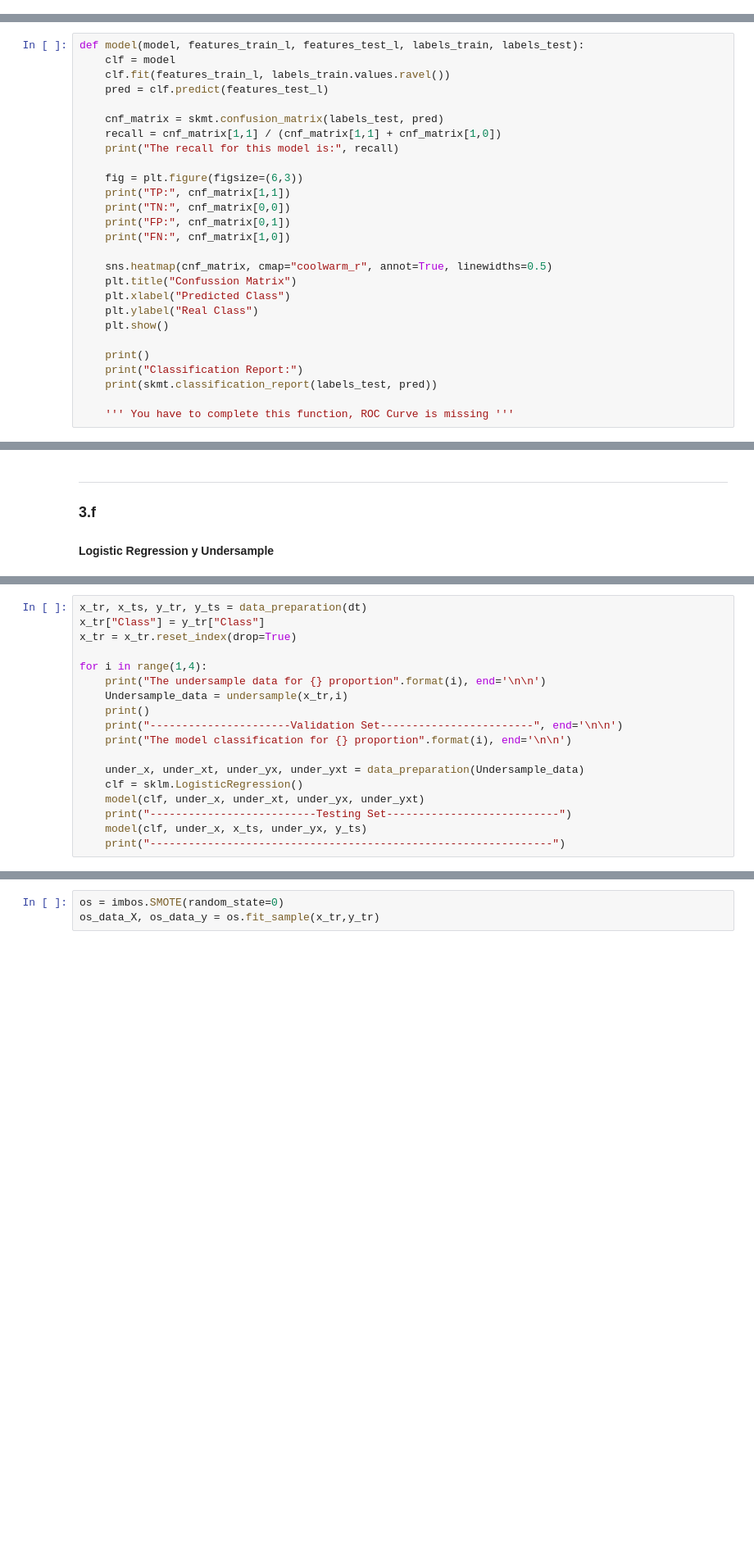
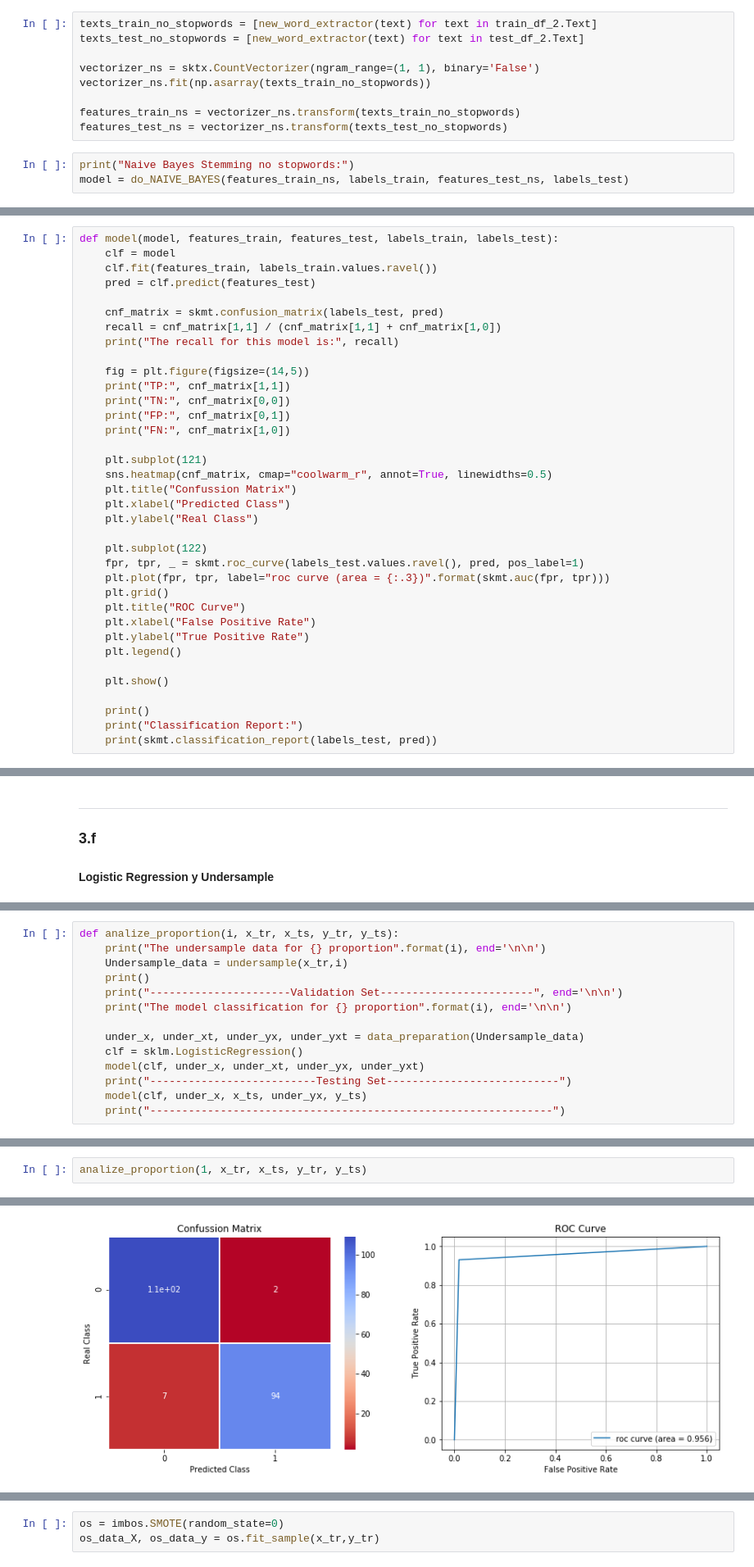
Before and after one commit to vlizanae/INF393, a Jupyter notebook: tarea-2/tarea-2.ipynb, the cells around one changed output, grey strips where cells are left out. Shown at 82% size. Saved outputs shown, nothing was run; the diff lists cells and outputs as text; blank space fills up the shorter version.

```diff
--- a/tarea-2/tarea-2.ipynb
+++ b/tarea-2/tarea-2.ipynb
@@ -791,0 +833,12 @@ there's only one way to kill michael myers for good : stop buying tickets to the
+# %%
+texts_train_no_stopwords = [new_word_extractor(text) for text in train_df_2.Text]
+texts_test_no_stopwords = [new_word_extractor(text) for text in test_df_2.Text]
+
+vectorizer_ns = sktx.CountVectorizer(ngram_range=(1, 1), binary='False')
+vectorizer_ns.fit(np.asarray(texts_train_no_stopwords))
+
+features_train_ns = vectorizer_ns.transform(texts_train_no_stopwords)
+features_test_ns = vectorizer_ns.transform(texts_test_no_stopwords)
+# %%
+print("Naive Bayes Stemming no stopwords:")
+model = do_NAIVE_BAYES(features_train_ns, labels_train, features_test_ns, labels_test)
@@ -862,29 +943,38 @@ dt.head()
 
 #### Modelo y Matriz de Confusión
 # %%
-def model(model, features_train_l, features_test_l, labels_train, labels_test):
+def model(model, features_train, features_test, labels_train, labels_test):
     clf = model
-    clf.fit(features_train_l, labels_train.values.ravel())
-    pred = clf.predict(features_test_l)
+    clf.fit(features_train, labels_train.values.ravel())
+    pred = clf.predict(features_test)
 
     cnf_matrix = skmt.confusion_matrix(labels_test, pred)
     recall = cnf_matrix[1,1] / (cnf_matrix[1,1] + cnf_matrix[1,0])
     print("The recall for this model is:", recall)
 
-    fig = plt.figure(figsize=(6,3))
+    fig = plt.figure(figsize=(14,5))
     print("TP:", cnf_matrix[1,1])
     print("TN:", cnf_matrix[0,0])
     print("FP:", cnf_matrix[0,1])
     print("FN:", cnf_matrix[1,0])
 
+    plt.subplot(121)
     sns.heatmap(cnf_matrix, cmap="coolwarm_r", annot=True, linewidths=0.5)
     plt.title("Confussion Matrix")
     plt.xlabel("Predicted Class")
     plt.ylabel("Real Class")
+
+    plt.subplot(122)
+    fpr, tpr, _ = skmt.roc_curve(labels_test.values.ravel(), pred, pos_label=1)
+    plt.plot(fpr, tpr, label="roc curve (area = {:.3})".format(skmt.auc(fpr, tpr)))
+    plt.grid()
+    plt.title("ROC Curve")
+    plt.xlabel("False Positive Rate")
+    plt.ylabel("True Positive Rate")
+    plt.legend()
+
     plt.show()
 
     print()
     print("Classification Report:")
     print(skmt.classification_report(labels_test, pred))
-
-    ''' You have to complete this function, ROC Curve is missing '''
@@ -941,9 +1042,5 @@ def undersample(data,times):
 # %%
-x_tr, x_ts, y_tr, y_ts = data_preparation(dt)
-x_tr["Class"] = y_tr["Class"]
-x_tr = x_tr.reset_index(drop=True)
-
-for i in range(1,4):
+def analize_proportion(i, x_tr, x_ts, y_tr, y_ts):
     print("The undersample data for {} proportion".format(i), end='\n\n')
     Undersample_data = undersample(x_tr,i)
     print()
@@ -1068,0 +1056,3 @@ avg / total       1.00      0.99      0.99     85443
+# %%
+analize_proportion(1, x_tr, x_ts, y_tr, y_ts)
+# %% [output]
@@ -1068,0 +1075 @@ avg / total       1.00      0.99      0.99     85443
+[figure, added]
```
Also changed, not shown: parts of 22 cells of this notebook, 1 other file.
